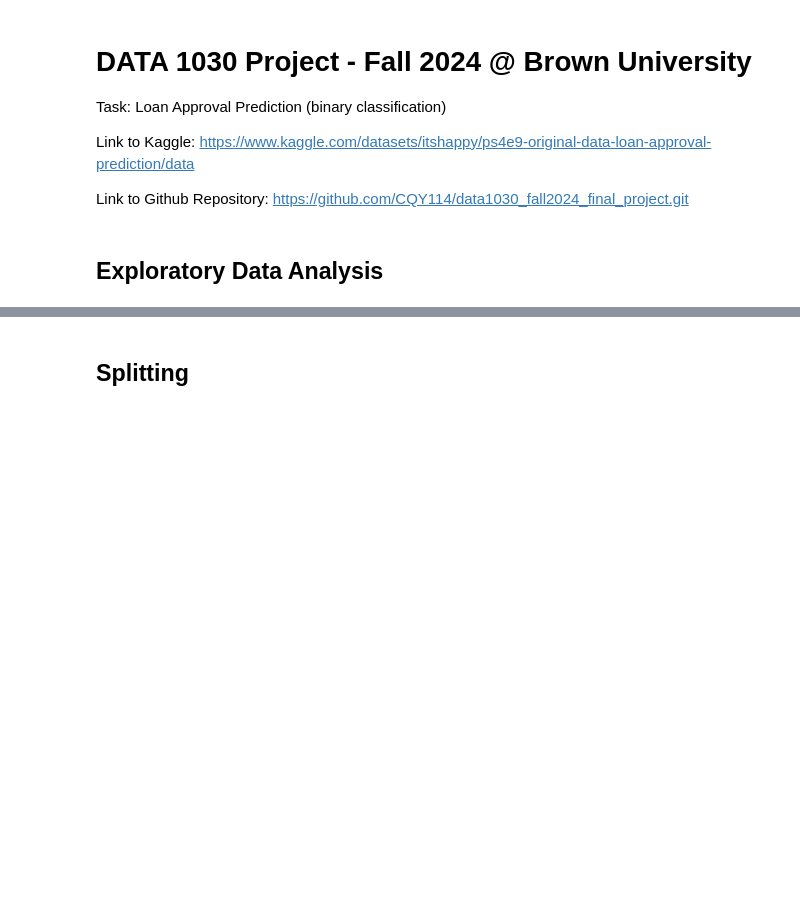
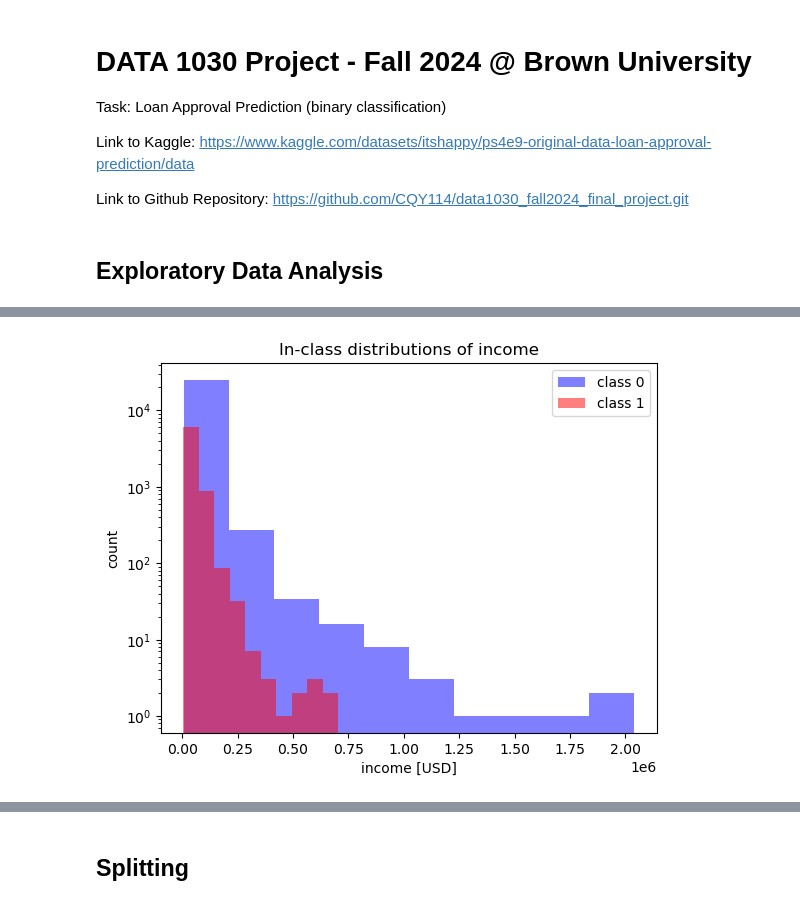
Before and after one commit to CQY114/data1030_fall2024_final_project, a Jupyter notebook: main.ipynb, the cells around one changed output, grey strips where cells are left out. Drawn from its saved outputs; the diff is of its cells as text; code cells hidden in the pictures; blank space fills up the shorter version.

```diff
--- a/main.ipynb
+++ b/main.ipynb
@@ -159,0 +107,11 @@ ValueError: could not convert string to float: 'RENT'
+# %%
+# in-class distributions of income
+plt.hist(df_class_0['person_income'], log=True, color='b', label='class 0', alpha=0.5)
+plt.hist(df_class_1['person_income'], log=True, color='r', label='class 1', alpha=0.5)
+plt.title('In-class distributions of income')
+plt.xlabel('income [USD]')
+plt.ylabel('count')
+plt.legend()
+plt.show()
+# %% [output]
+[figure, added]
```
Also changed, not shown: parts of 49 cells of this notebook, 17 other files.
